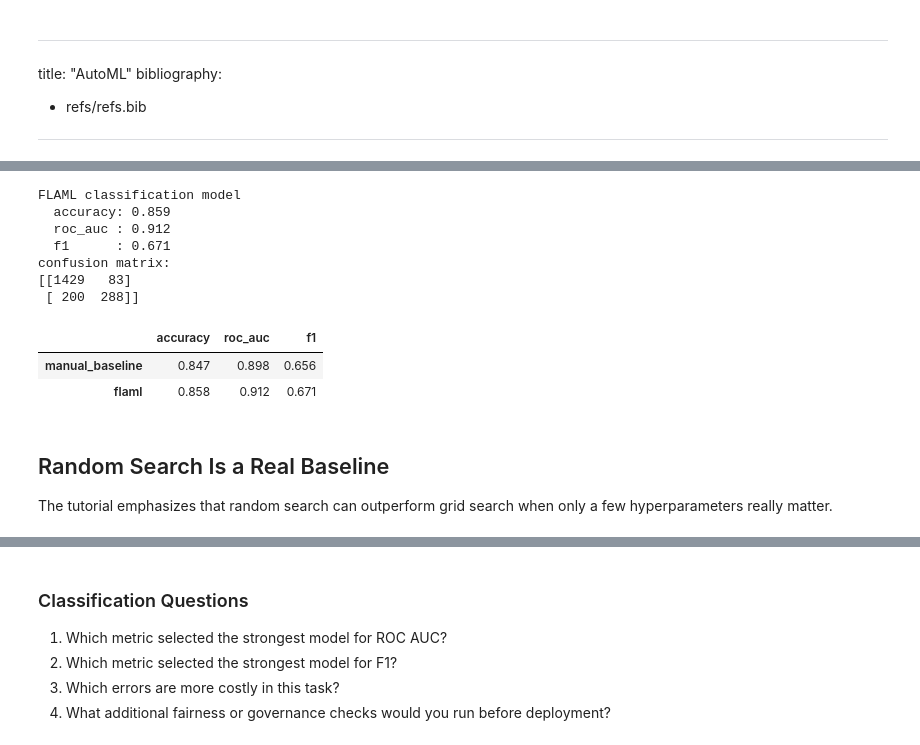
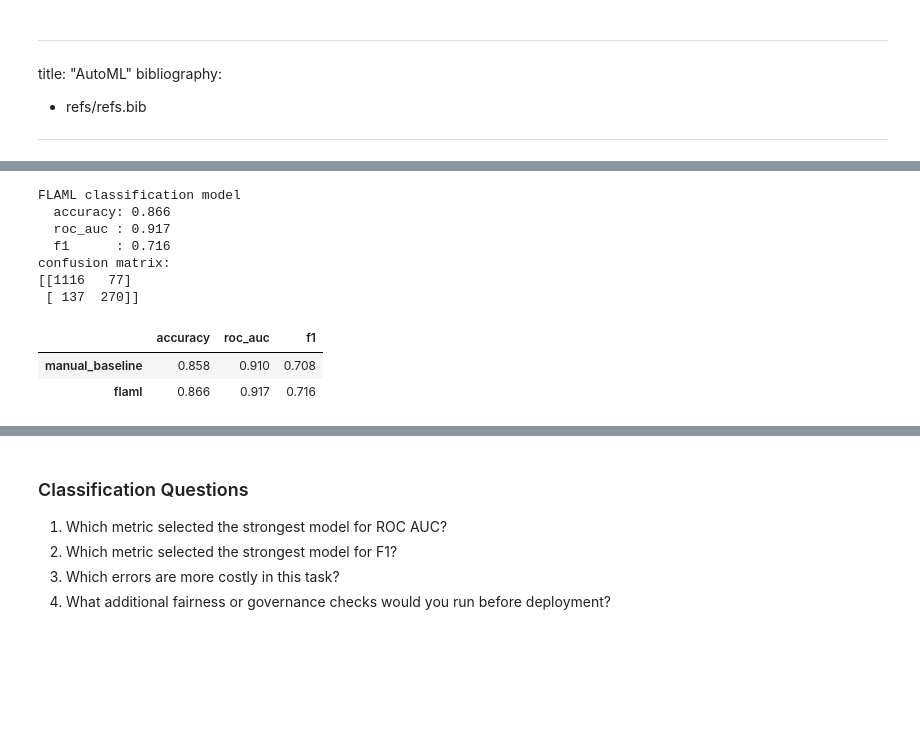
Before and after one commit to w4bo/AA2627-unibo-dcai, a Jupyter notebook: slides/lab-03-automl.ipynb, the cells around one changed output, grey strips where cells are left out. Drawn from its saved outputs; the diff is of its cells as text; code cells hidden in the pictures; blank space fills up the shorter version.

Commit message:
working on automl

```diff
--- a/slides/lab-03-automl.ipynb
+++ b/slides/lab-03-automl.ipynb
@@ -319,9 +295,9 @@ classification_baseline = Pipeline(
 )
 
 classification_baseline.fit(X_cls_train, y_cls_train)
-classification_baseline_scores = evaluate_classifier(classification_baseline, X_cls_test, y_cls_test)
+classification_baseline_scores = evaluate_classifier(classification_baseline, X_cls_val, y_cls_val)
 display_scores("Manual classification baseline", classification_baseline_scores)
 print("confusion matrix:")
-print(confusion_matrix(y_cls_test, classification_baseline.predict(X_cls_test)))
+print(confusion_matrix(y_cls_val, classification_baseline.predict(X_cls_val)))
 # %% [output]
 Manual classification baseline
@@ -355,0 +459,26 @@ X_cls_train
+# %%
+cv = StratifiedKFold(n_splits=3, shuffle=True, random_state=RANDOM_STATE)
+weight_options = [None, "balanced", {0: 1, 1: 2}]
+searches = {
+    "grid": GridSearchCV(
+        classification_baseline,
+        {"classifier__C": [0.001, 1.0, 1000.0], "classifier__class_weight": weight_options},
+        scoring="roc_auc", cv=cv, n_jobs=1,
+    ),
+    "random": RandomizedSearchCV(
+        classification_baseline,
+        {"classifier__C": loguniform(0.001, 1000.0), "classifier__class_weight": weight_options},
+        n_iter=9, scoring="roc_auc", cv=cv, random_state=RANDOM_STATE, n_jobs=1,
+    ),
+}
+search_rows = []
+for name, search in searches.items():
+    started_at = time.perf_counter()
+    search.fit(X_cls_train, y_cls_train)
+    search_rows.append({
+        "search": name, "candidates": len(search.cv_results_["params"]),
+        "cv_roc_auc": search.best_score_, "elapsed_seconds": time.perf_counter() - started_at,
+        "validation_roc_auc": evaluate_classifier(search, X_cls_val, y_cls_val)["roc_auc"],
+        "best_parameters": search.best_params_,
+    })
+pd.DataFrame(search_rows)
@@ -356,16 +759,24 @@ X_cls_train
 # %%
 classification_automl = AutoML()
 
+classification_started_at = time.perf_counter()
 classification_automl.fit(
     X_train=X_cls_train_flaml,
     y_train=y_cls_train,
+    X_val=X_cls_val_flaml,
+    y_val=y_cls_val,
+    eval_method="holdout",
+    retrain_full=False,
+    estimator_list=CLASSIFIERS,
+    n_jobs=1,
     task="classification",
     metric="roc_auc",
     time_budget=time_budget,
-    log_file_name="flaml_adult_roc_auc_60s.log",
+    log_file_name=f"flaml_main_classification_roc_auc_{time_budget}s.log",
     seed=RANDOM_STATE,
     verbose=1,
 )
+classification_elapsed = time.perf_counter() - classification_started_at
 # %%
 print(f"Best estimator: {classification_automl.best_estimator}")
 print(f"Best validation loss: {classification_automl.best_loss:.6f}")
@@ -386,25 +793,21 @@ Training time for best config: 0.139s
 # %%
-classification_automl_scores = evaluate_classifier(classification_automl, X_cls_test_flaml, y_cls_test)
+classification_automl_scores = evaluate_classifier(classification_automl, X_cls_val_flaml, y_cls_val)
 display_scores("FLAML classification model", classification_automl_scores)
 print("confusion matrix:")
-print(confusion_matrix(y_cls_test, classification_automl.predict(X_cls_test_flaml)))
+print(confusion_matrix(y_cls_val, classification_automl.predict(X_cls_val_flaml)))
 
 pd.DataFrame(
     [classification_baseline_scores, classification_automl_scores],
     index=["manual_baseline", "flaml"],
 ).round(3)
 # %% [output]
 FLAML classification model
-  accuracy: 0.859
-  roc_auc : 0.912
-  f1      : 0.671
+  accuracy: 0.866
+  roc_auc : 0.917
+  f1      : 0.716
 confusion matrix:
-[[1429   83]
- [ 200  288]]
+[[1116   77]
+ [ 137  270]]
 |  | accuracy | roc_auc | f1 |
-| manual_baseline | 0.847 | 0.898 | 0.656 |
-| flaml | 0.858 | 0.912 | 0.671 |
+| manual_baseline | 0.858 | 0.910 | 0.708 |
+| flaml | 0.866 | 0.917 | 0.716 |
-# %% [markdown]
-## Random Search Is a Real Baseline
-
-The tutorial emphasizes that random search can outperform grid search when only a few hyperparameters really matter.
```
Also changed, not shown: parts of 123 cells of this notebook, 1 other file.
